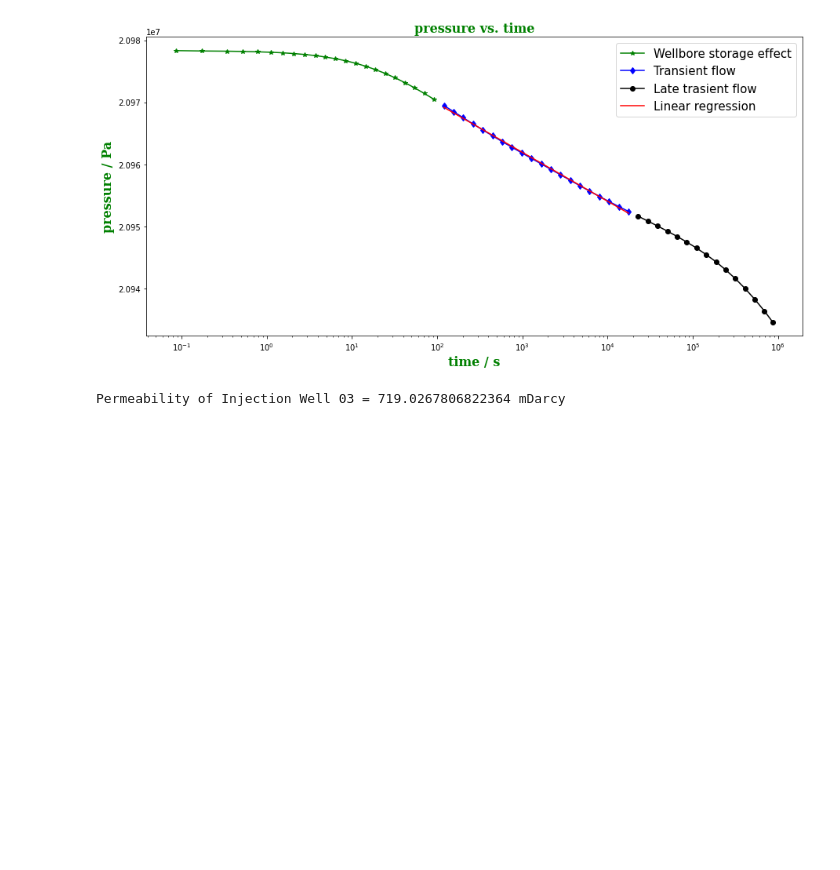
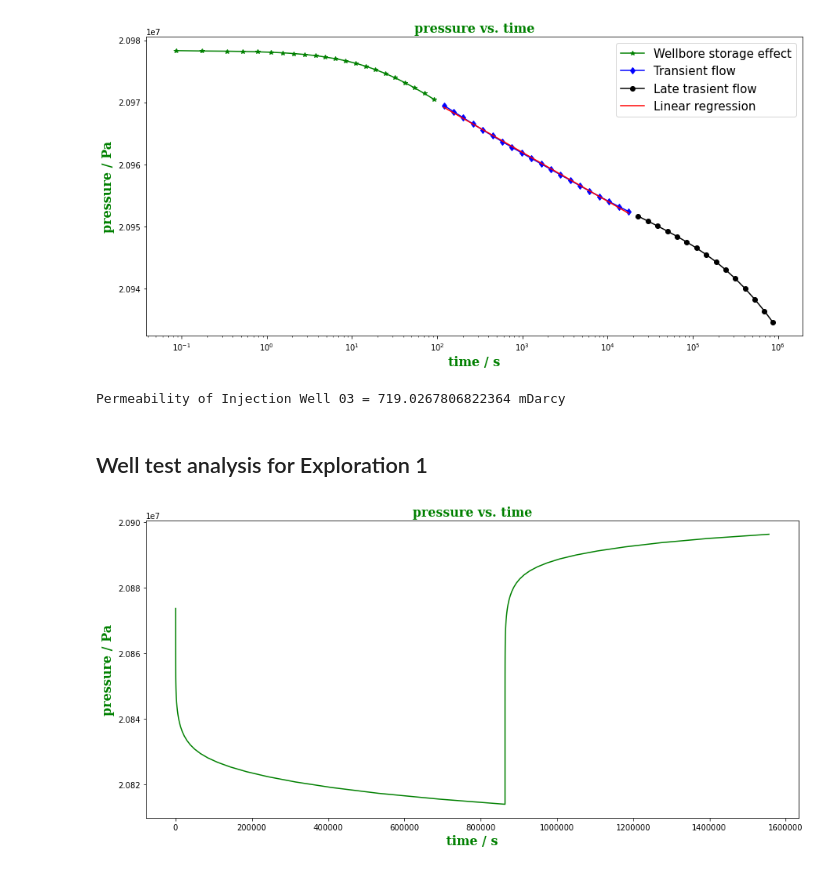
Before and after one commit to NicholasFry/Other, a Jupyter notebook: geothermal_hack_stuff/Exploration.ipynb, the cells around one changed output. Drawn from its saved outputs; the diff is of its cells as text; code cells hidden in the pictures; blank space fills up the shorter version.

```diff
--- a/geothermal_hack_stuff/Exploration.ipynb
+++ b/geothermal_hack_stuff/Exploration.ipynb
@@ -546,3 +568,20 @@ print("Permeability of Injection Well 03 = "+str(k)+" mDarcy")
 # %% [output]
 [figure]
 Permeability of Injection Well 03 = 719.0267806822364 mDarcy
+# %% [markdown]
+## Well test analysis for Exploration 1
+# %%
+pressure = np.genfromtxt('E01_welltest.txt', skip_header = 5, usecols = 2 )#pressure in bars must be converted to Pascals
+pressure = pressure * 100000
+time = np.genfromtxt('E01_welltest.txt', skip_header = 5, usecols = 0) * day_to_second
+plt.figure(figsize=(15, 7))
+plt.plot(time, pressure,'g')
+plt.title('pressure vs. time', fontdict=font)
+ax = plt.gca()
+plt.xlabel('time / s', fontdict=font)
+ax.xaxis.set_minor_formatter(mticker.ScalarFormatter())
+ax.ticklabel_format(style='plain', axis='x')#getting rid of scientific notation
+plt.ylabel('pressure / Pa', fontdict=font)
+plt.show()
+# %% [output]
+[figure, added]
```
Also changed, not shown: parts of 8 cells of this notebook, 3 other files.
